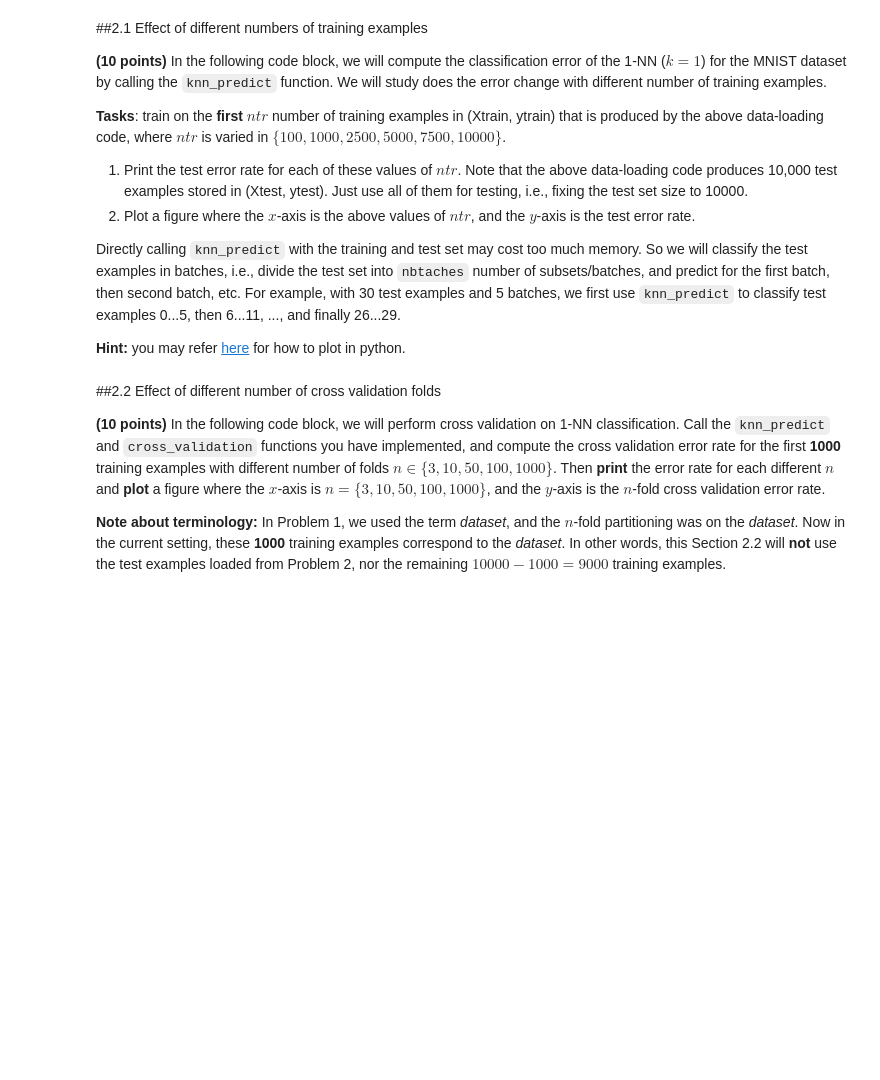
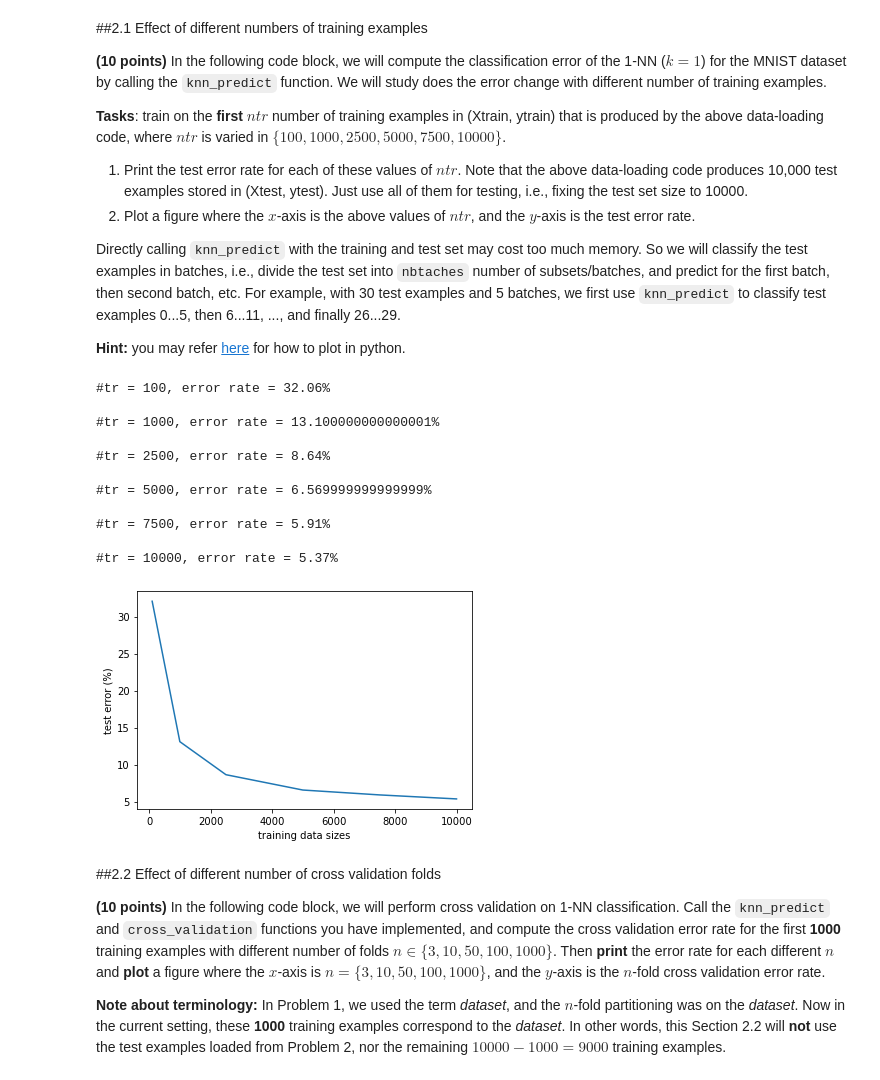
Before and after one commit to tanmaysarin/KnnAndCrossValidationAlgorithm, a Jupyter notebook: KNNandCrossValidation.ipynb, the cells around one changed output. Saved outputs shown, nothing was run; the diff lists cells and outputs as text; code cells hidden in the pictures; blank space fills up the shorter version.

```diff
--- a/KNNandCrossValidation.ipynb
+++ b/KNNandCrossValidation.ipynb
@@ -231,17 +230,16 @@ def knn_predict(X_test, X_train, Y_train, k):
   # return Y_pred
 
   # *****START OF YOUR CODE (DO NOT DELETE/MODIFY THIS LINE)*****
-  from collections import Counter
-
+  num_test = X_test.shape[0]
+  Y_pred = np.zeros(num_test, dtype=int)
   dists = euclidean_dist(X_test, X_train)
   neighbors = find_k_neighbors(dists, Y_train, k)
 
-  Y_pred = np.zeros(num_test,)
+  for i in range(num_test):
+    value, counts = np.unique(neighbors[i], return_counts=True)
+    idx = np.argmax(counts)
+    Y_pred[i] = value[idx]
 
-  for i in range(num_test):
-        Y_pred[i] = Counter(neighbors[i]).most_common()[0][0]
-
-  Y_pred = Y_pred.astype(int)
   # *****END OF YOUR CODE (DO NOT DELETE/MODIFY THIS LINE)*****
   return Y_pred
 
@@ -274,12 +272,7 @@ def compute_error_rate(ypred, ytrue):
   #   implement it in one line by using vector operation and the `mean` function
 
   # *****START OF YOUR CODE (DO NOT DELETE/MODIFY THIS LINE)*****
-  err = 0
-
-  for i in range(num_test):
-    err = err + (ypred[i] != ytrue[i])
-
-  error_rate = (err/num_test)*100
+  error_rate =  (ypred != ytrue).mean()*100
 
   # *****END OF YOUR CODE (DO NOT DELETE/MODIFY THIS LINE)*****
   return error_rate
@@ -521,33 +537,64 @@ trial_sizes = [100, 1000, 2500, 5000, 7500, 10000]
 trials = len(trial_sizes)
 error_rates = [0]*trials
 k = 1
 
 # Here is the pseudo code:
 #
 # for t = 0 ... trials-1  # loop over different number of training examples
 # 	trial_size = trial_sizes[t]
 # 	trial_X = Xtrain[...] # extract trial_size number of training examples from the whole training set
 # 	trial_Y = Ytrain[...] # extract the corresponding labels
 # 	for i = 0…nbatches—1
 # 		ypred[...] = # call knn_predict to classify the i-th batch of test examples.
 #                  # You should use 'batches' to get the indices for batch i.
 #                  # Then store the predicted labels also in the corresponding
 #                  # elements of ypred, so that after the loop over i completes,
 #                  # ypred will hold exactly the predicted labels of all test examples.
 # 	error_rate[t] = # call compute_error_rate to compute the error rate by
 #                     comparing ypred against ytest
 #   print a line like '#tr = 100, error rate = 50.3%'
 # plot the figure:
 # f = plt.figure()
 # plt.plot(...)
 # plt.xlabel(...)
 # plt.ylabel(...)
 # plt.show()
 
 
 # *****START OF YOUR CODE (DO NOT DELETE/MODIFY THIS LINE)*****
 
+for t in range(trials):
+    train_size = trial_sizes[t]
+    trial_X = Xtrain[:train_size]
+    trial_Y = ytrain[:train_size]
+
+    for i in range(nbatches):
+        ypred[batches[i]] = knn_predict(Xtest[batches[i]], trial_X, trial_Y, k)
+
+    error_rates[t] = compute_error_rate(ypred, ytest)
+
+    print('#tr = {}, error rate = {}%\n'.format(train_size, error_rates[t]))
+
+f = plt.figure()
+plt.plot(trial_sizes, error_rates)
+plt.xlabel('training data sizes')
+plt.ylabel('test error (%)')
+plt.show()
+
 # *****END OF YOUR CODE (DO NOT DELETE/MODIFY THIS LINE)*****
+# %% [output]
+#tr = 100, error rate = 32.06%
+
+#tr = 1000, error rate = 13.100000000000001%
+
+#tr = 2500, error rate = 8.64%
+
+#tr = 5000, error rate = 6.569999999999999%
+
+#tr = 7500, error rate = 5.91%
+
+#tr = 10000, error rate = 5.37%
+[figure, added]
 # %% [markdown]
 ##2.2 Effect of different number of cross validation folds
 
```
Also changed, not shown: parts of 7 cells of this notebook.
